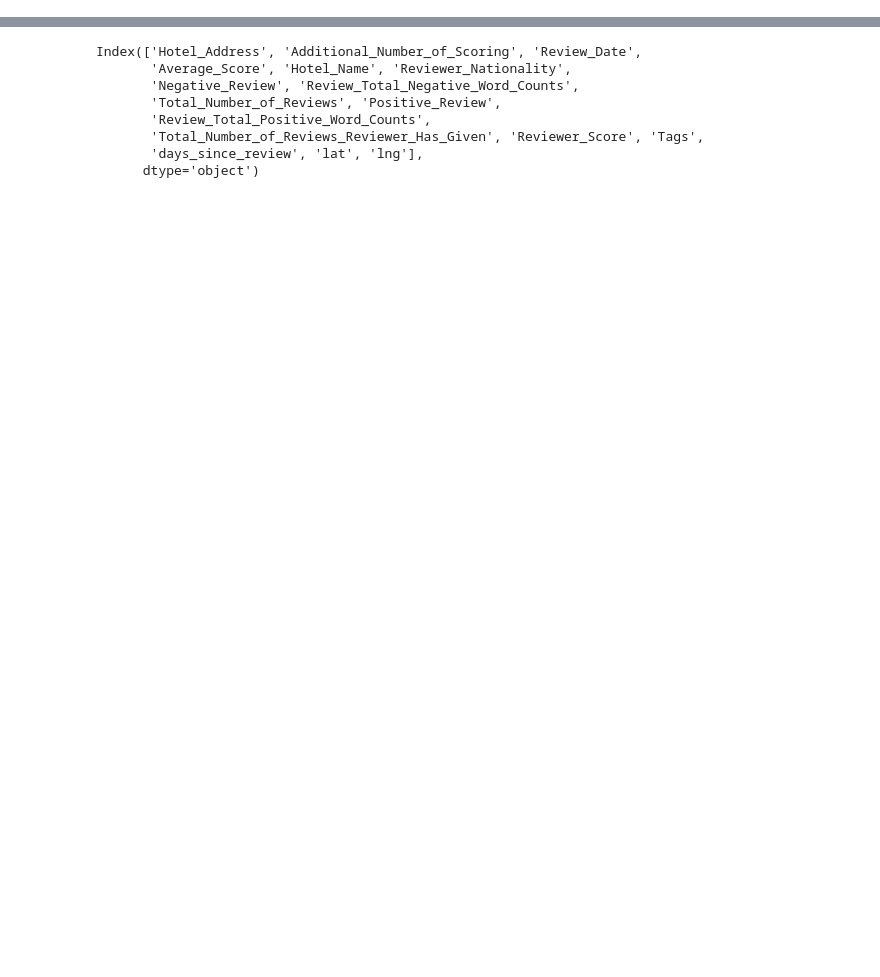
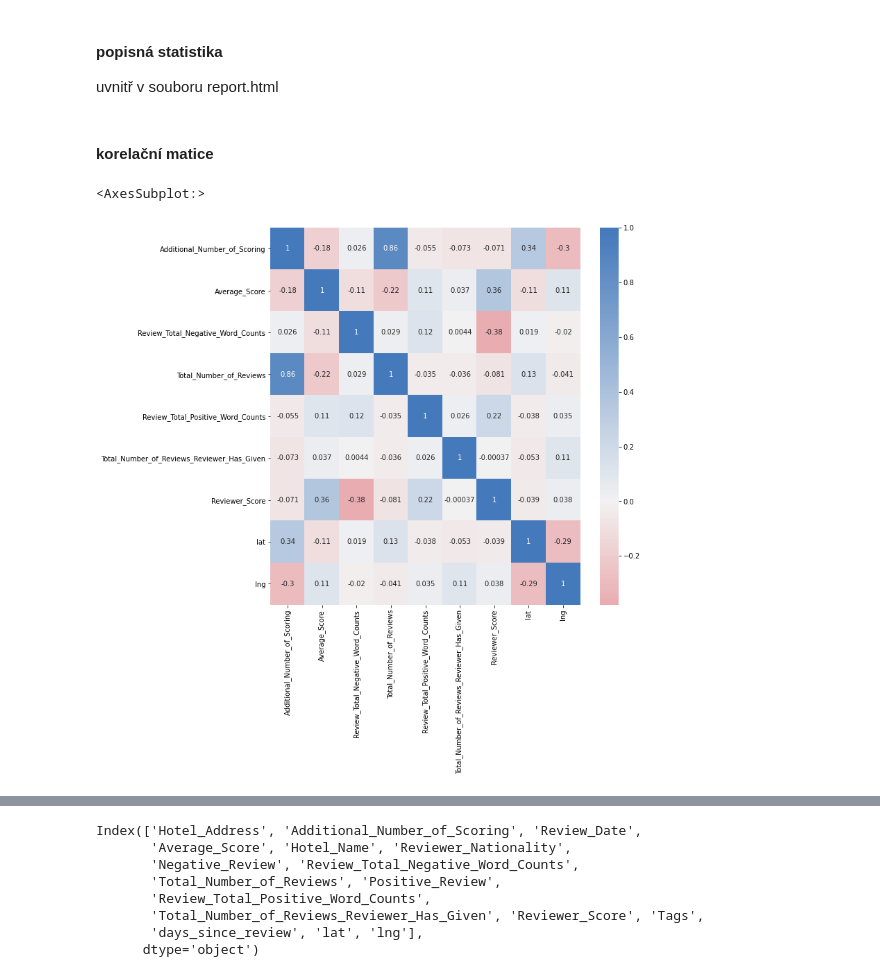
Before and after one commit to cermatej/vse-text-analysis, a Jupyter notebook: hotel_text_analysis.ipynb, the cells around one changed output, grey strips where cells are left out. Cells and saved outputs as stored; diff of their text form; code cells hidden in the pictures; blank space fills up the shorter version.

```diff
--- a/hotel_text_analysis.ipynb
+++ b/hotel_text_analysis.ipynb
@@ -63,0 +57,3 @@ dtype: object
+# %% [markdown]
+#### popisná statistika
+uvnitř v souboru report.html
@@ -63,0 +63,8 @@ dtype: object
+# %% [markdown]
+#### korelační matice
+# %%
+f, ax = plt.subplots(figsize=(10, 10))
+sns.heatmap(hotel.corr(), annot=True, cmap=sns.diverging_palette(10, 250, as_cmap=True), center=0)
+# %% [output]
+<AxesSubplot:>
+[figure, added]
```
Also changed, not shown: parts of 91 cells of this notebook, 1 other file.
